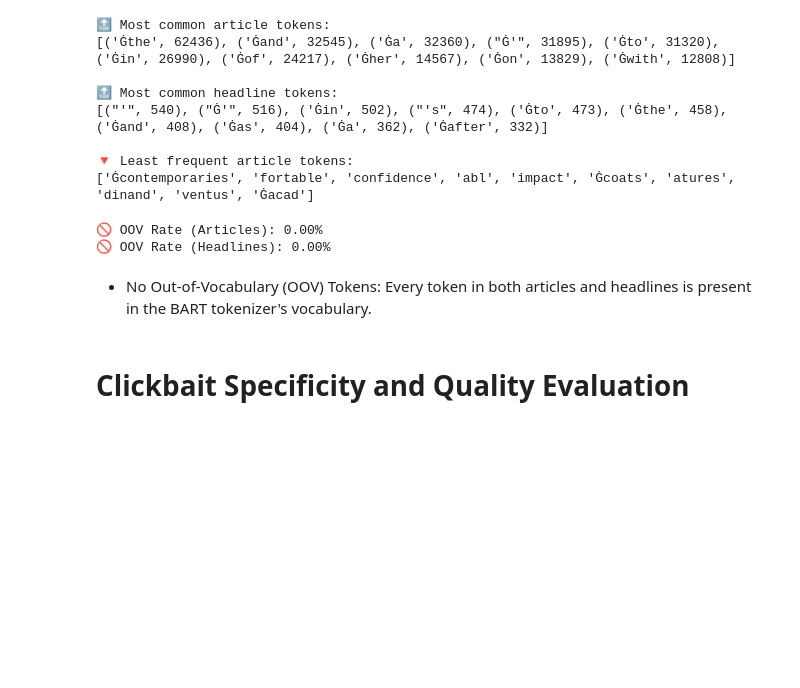
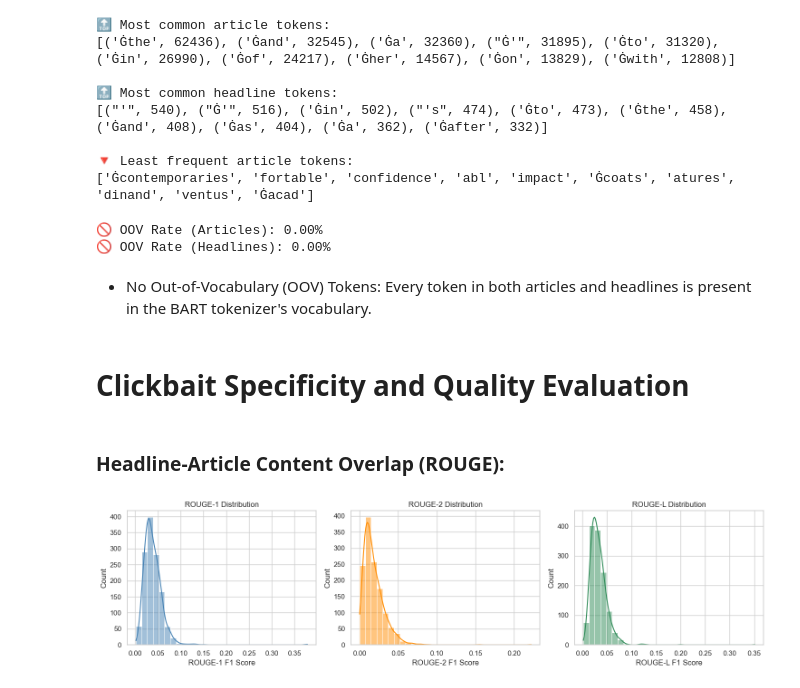
Before and after one commit to weiw3127/clickbait, a Jupyter notebook: data/Analysis.ipynb, the cells around one changed output. Cells and saved outputs as stored; diff of their text form; code cells hidden in the pictures; blank space fills up the shorter version.

```diff
--- a/data/Analysis.ipynb
+++ b/data/Analysis.ipynb
@@ -174,3 +174,5 @@ print(f"🚫 OOV Rate (Headlines): {headline_oov_rate:.2%}")
 Every token in both articles and headlines is present in the BART tokenizer's vocabulary.
 # %% [markdown]
 # Clickbait Specificity and Quality Evaluation
+# %% [markdown]
+### Headline-Article Content Overlap (ROUGE):
@@ -176,0 +206,26 @@ Every token in both articles and headlines is present in the BART tokenizer's vo
+# %%
+
+plt.figure(figsize=(15, 4))
+
+# ROUGE-1
+plt.subplot(1, 3, 1)
+sns.histplot(df['rouge1'], bins=30, color='steelblue', kde=True)
+plt.title('ROUGE-1 Distribution')
+plt.xlabel('ROUGE-1 F1 Score')
+
+# ROUGE-2
+plt.subplot(1, 3, 2)
+sns.histplot(df['rouge2'], bins=30, color='darkorange', kde=True)
+plt.title('ROUGE-2 Distribution')
+plt.xlabel('ROUGE-2 F1 Score')
+
+# ROUGE-L
+plt.subplot(1, 3, 3)
+sns.histplot(df['rougeL'], bins=30, color='seagreen', kde=True)
+plt.title('ROUGE-L Distribution')
+plt.xlabel('ROUGE-L F1 Score')
+
+plt.tight_layout()
+plt.show()
+# %% [output]
+[figure, added]
```
Also changed, not shown: parts of 22 cells of this notebook.
